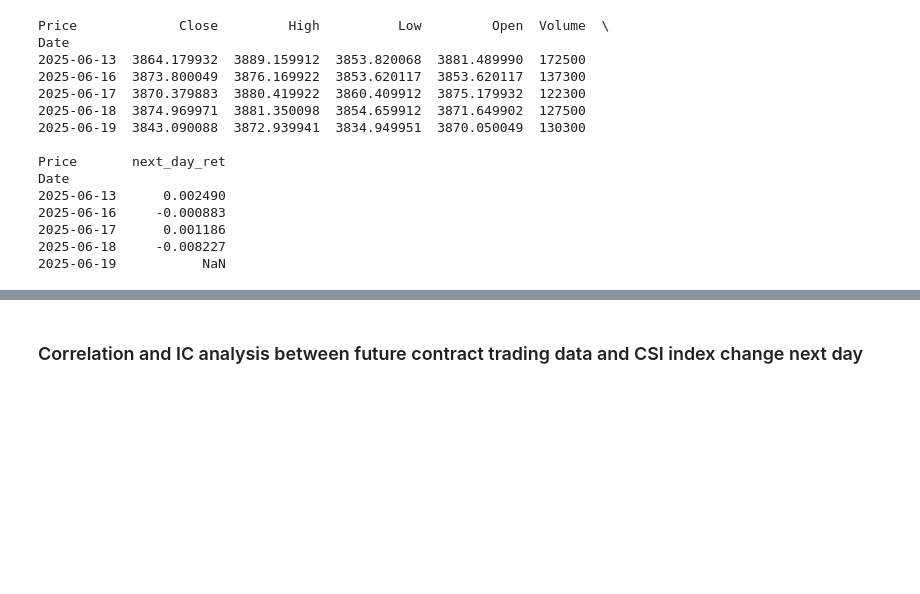
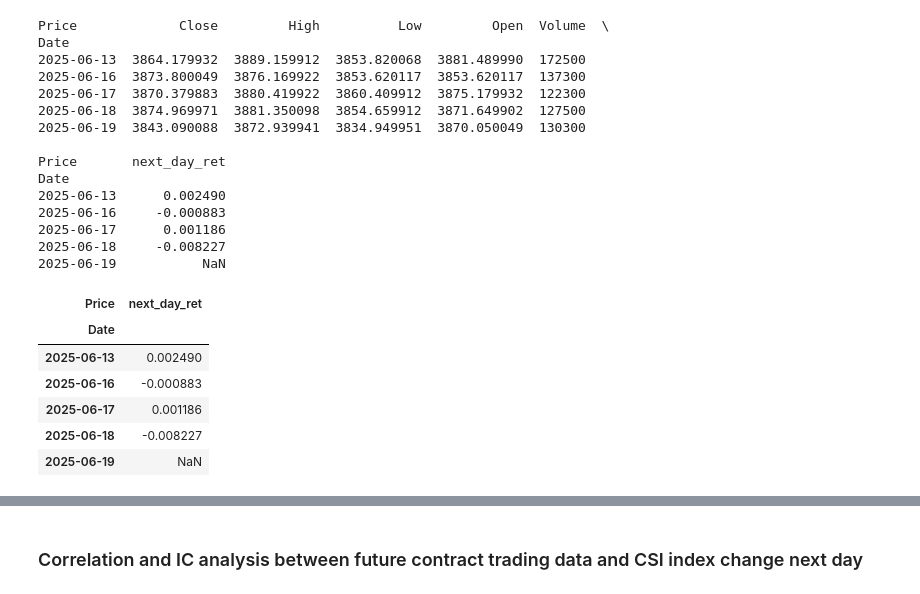
Before and after one commit to mingl2000/UCBCapstone, a Jupyter notebook: data_explore3.ipynb, the cells around one changed output, grey strips where cells are left out. Saved outputs shown, nothing was run; the diff lists cells and outputs as text; code cells hidden in the pictures; blank space fills up the shorter version.

```diff
--- a/data_explore3.ipynb
+++ b/data_explore3.ipynb
@@ -123,3 +151,13 @@ Date
 2025-06-17      0.001186
 2025-06-18     -0.008227
 2025-06-19           NaN
+# %%
+df_idx[['next_day_ret']].tail()
+# %% [output]
+| Price | next_day_ret |
+| Date |  |
+| 2025-06-13 | 0.002490 |
+| 2025-06-16 | -0.000883 |
+| 2025-06-17 | 0.001186 |
+| 2025-06-18 | -0.008227 |
+| 2025-06-19 | NaN |
```
Also changed, not shown: parts of 3 cells of this notebook.
